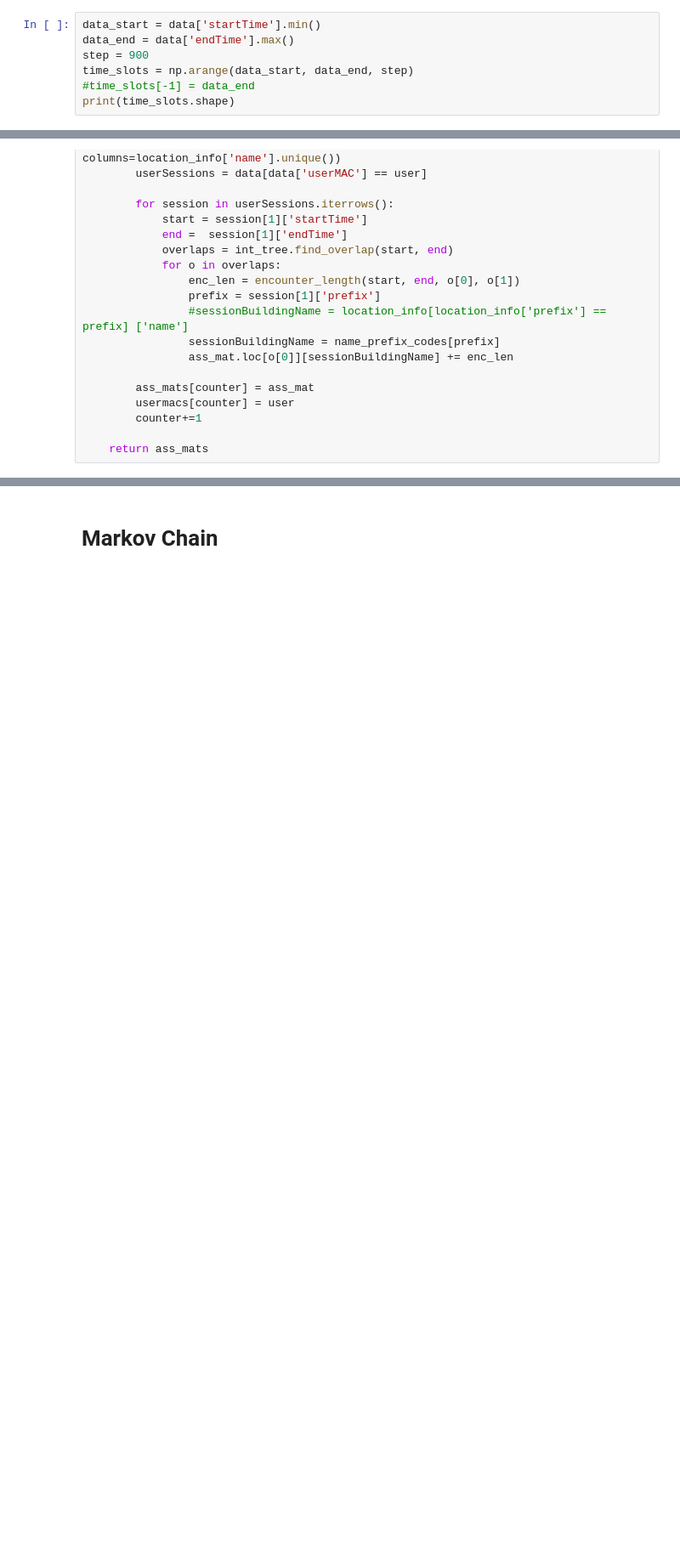
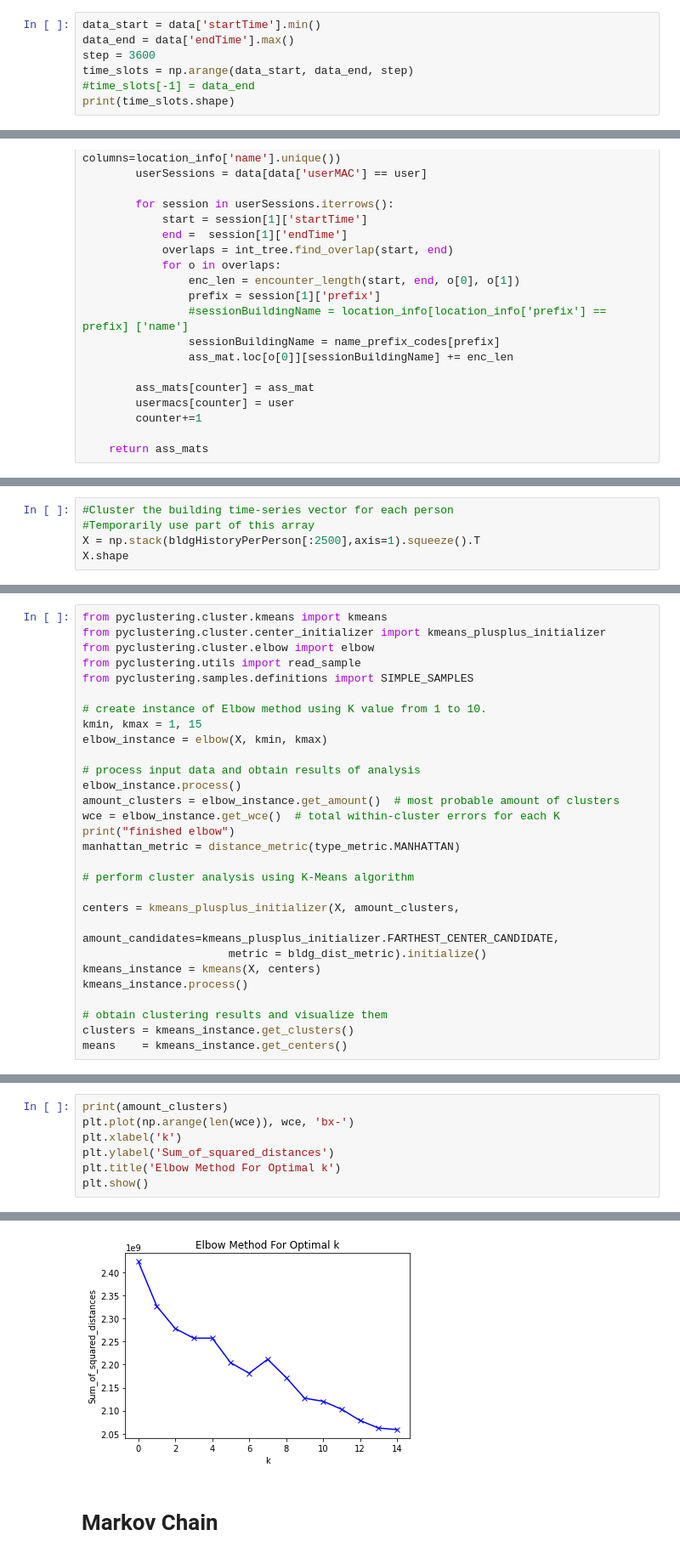
Before and after one commit to vmpuri/Network-Analytics-Project-sp21, a Jupyter notebook: project_lolol.ipynb, the cells around one changed output, grey strips where cells are left out. Shown: that part at 85% size. Cells and saved outputs as stored; diff of their text form; blank space fills up the shorter version.

```diff
--- a/project_lolol.ipynb
+++ b/project_lolol.ipynb
@@ -192,7 +193,7 @@ location_info.head()
 # %%
 data_start = data['startTime'].min()
 data_end = data['endTime'].max()
-step = 900
+step = 3600
 time_slots = np.arange(data_start, data_end, step)
 #time_slots[-1] = data_end
 print(time_slots.shape)
@@ -371,0 +393,5 @@ for i in range(NumTimeSlots):
+# %%
+#Cluster the building time-series vector for each person
+#Temporarily use part of this array
+X = np.stack(bldgHistoryPerPerson[:2500],axis=1).squeeze().T
+X.shape
@@ -371,0 +470,29 @@ for i in range(NumTimeSlots):
+# %%
+from pyclustering.cluster.kmeans import kmeans
+from pyclustering.cluster.center_initializer import kmeans_plusplus_initializer
+from pyclustering.cluster.elbow import elbow
+from pyclustering.utils import read_sample
+from pyclustering.samples.definitions import SIMPLE_SAMPLES
+
+# create instance of Elbow method using K value from 1 to 10.
+kmin, kmax = 1, 15
+elbow_instance = elbow(X, kmin, kmax)
+
+# process input data and obtain results of analysis
+elbow_instance.process()
+amount_clusters = elbow_instance.get_amount()  # most probable amount of clusters
+wce = elbow_instance.get_wce()  # total within-cluster errors for each K
+print("finished elbow")
+manhattan_metric = distance_metric(type_metric.MANHATTAN)
+
+# perform cluster analysis using K-Means algorithm
+
+centers = kmeans_plusplus_initializer(X, amount_clusters,
+                      amount_candidates=kmeans_plusplus_initializer.FARTHEST_CENTER_CANDIDATE,
+                      metric = bldg_dist_metric).initialize()
+kmeans_instance = kmeans(X, centers)
+kmeans_instance.process()
+
+# obtain clustering results and visualize them
+clusters = kmeans_instance.get_clusters()
+means    = kmeans_instance.get_centers()
@@ -371,0 +507,8 @@ for i in range(NumTimeSlots):
+# %%
+print(amount_clusters)
+plt.plot(np.arange(len(wce)), wce, 'bx-')
+plt.xlabel('k')
+plt.ylabel('Sum_of_squared_distances')
+plt.title('Elbow Method For Optimal k')
+plt.show()
+# %% [output]
@@ -372,3 +516,4 @@ for i in range(NumTimeSlots):
+[figure, added]
 # %% [markdown]
 # Markov Chain
 # %%
```
Also changed, not shown: parts of 39 cells of this notebook.
